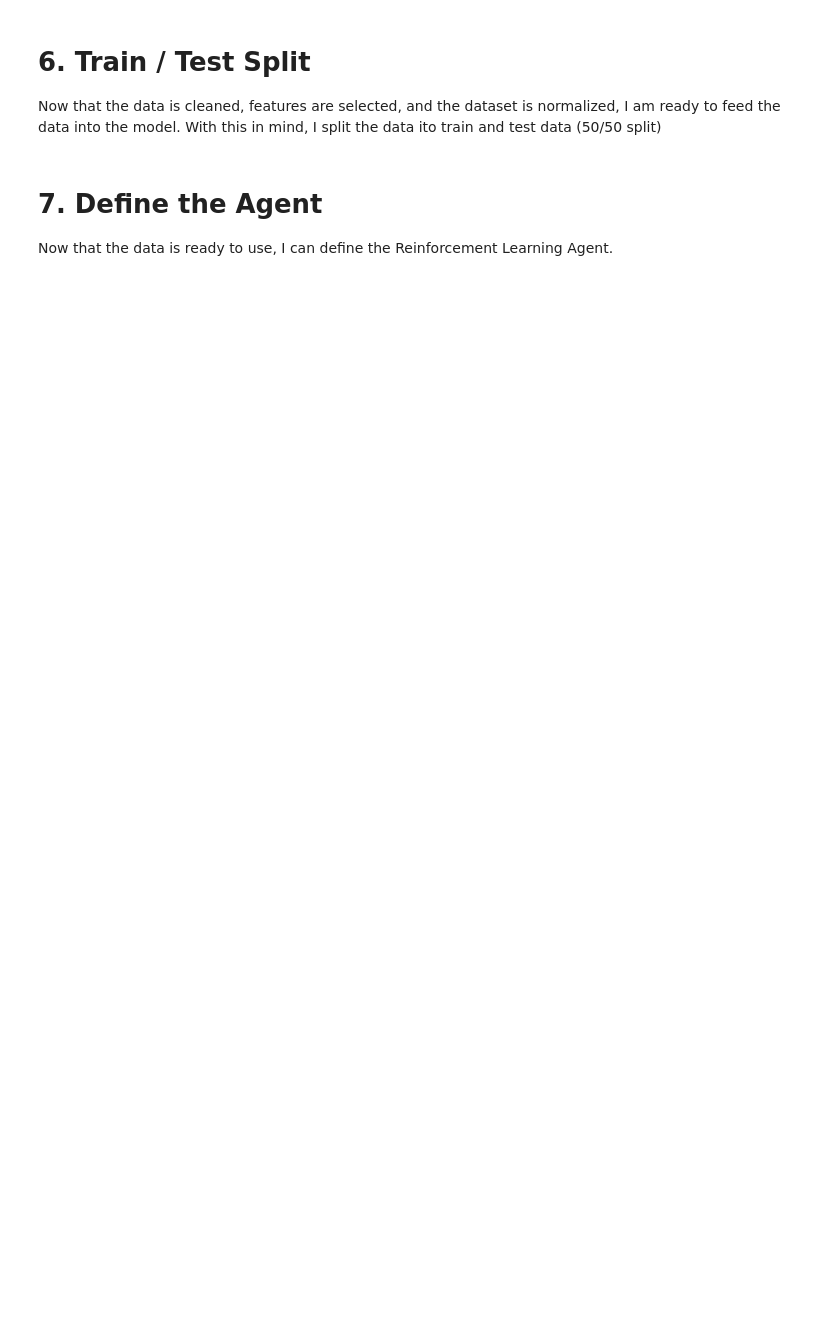
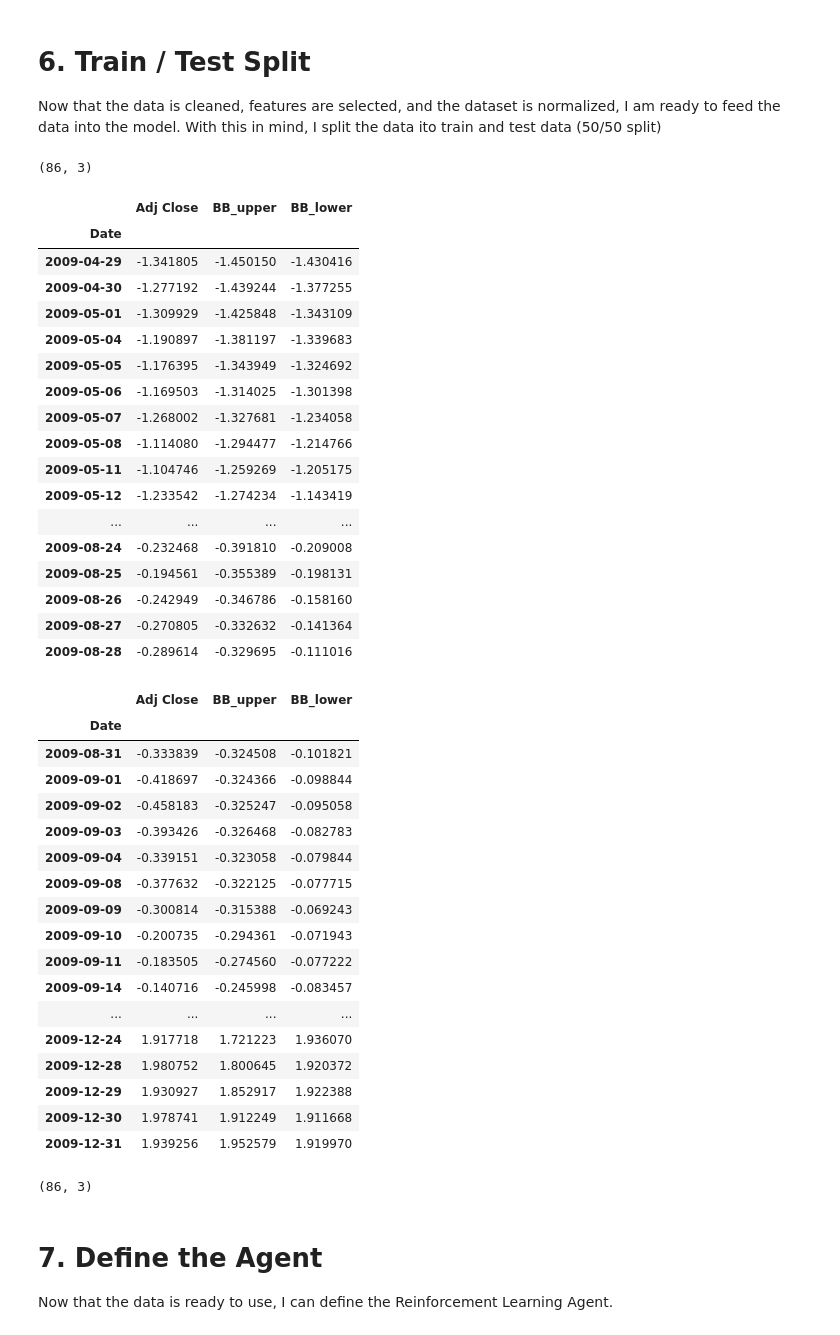
Before and after one commit to waynebar69/rl-dqn-trading-agent, a Jupyter notebook: notebooks/01_project_nb.ipynb, the cells around one changed output. Cells and saved outputs as stored; diff of their text form; code cells hidden in the pictures; blank space fills up the shorter version.

```diff
--- a/notebooks/01_project_nb.ipynb
+++ b/notebooks/01_project_nb.ipynb
@@ -184,20 +220,70 @@ for col in dataset.columns:
 Now that the data is cleaned, features are selected, and the dataset is normalized, I am ready to feed the data into the model. With this in mind, I split the data ito train and test data (50/50 split)
 # %%
 # split dataset df into train (50%) and test (50%) datasets
+PCT_DATA_SPLIT = 0.5
 
-train_df =  # define training dtaframe under this variable name
-test_df =  # define testing dtaframe under this variable name
+unique_dates = data.index.unique()
+split_date = unique_dates[int(PCT_DATA_SPLIT * len(unique_dates))]
+
+train_df =  normed_dataset.loc[normed_dataset.index < split_date]
+test_df =  normed_dataset.loc[normed_dataset.index >= split_date]
+# %% [output]
+(86, 3)
 # %%
 # display train and test dfs (ensure no overlap)
+display_df(train_df)
+display_df(test_df)
+# %% [output]
+|  | Adj Close | BB_upper | BB_lower |
+| Date |  |  |  |
+| 2009-04-29 | -1.341805 | -1.450150 | -1.430416 |
+| 2009-04-30 | -1.277192 | -1.439244 | -1.377255 |
+| 2009-05-01 | -1.309929 | -1.425848 | -1.343109 |
+| 2009-05-04 | -1.190897 | -1.381197 | -1.339683 |
+| 2009-05-05 | -1.176395 | -1.343949 | -1.324692 |
+| 2009-05-06 | -1.169503 | -1.314025 | -1.301398 |
+| 2009-05-07 | -1.268002 | -1.327681 | -1.234058 |
+| 2009-05-08 | -1.114080 | -1.294477 | -1.214766 |
+| 2009-05-11 | -1.104746 | -1.259269 | -1.205175 |
+| 2009-05-12 | -1.233542 | -1.274234 | -1.143419 |
+| ... | ... | ... | ... |
+| 2009-08-24 | -0.232468 | -0.391810 | -0.209008 |
+| 2009-08-25 | -0.194561 | -0.355389 | -0.198131 |
+| 2009-08-26 | -0.242949 | -0.346786 | -0.158160 |
+| 2009-08-27 | -0.270805 | -0.332632 | -0.141364 |
+| 2009-08-28 | -0.289614 | -0.329695 | -0.111016 |
+|  | Adj Close | BB_upper | BB_lower |
+| Date |  |  |  |
+| 2009-08-31 | -0.333839 | -0.324508 | -0.101821 |
+| 2009-09-01 | -0.418697 | -0.324366 | -0.098844 |
+| 2009-09-02 | -0.458183 | -0.325247 | -0.095058 |
+| 2009-09-03 | -0.393426 | -0.326468 | -0.082783 |
+| 2009-09-04 | -0.339151 | -0.323058 | -0.079844 |
+| 2009-09-08 | -0.377632 | -0.322125 | -0.077715 |
+| 2009-09-09 | -0.300814 | -0.315388 | -0.069243 |
+| 2009-09-10 | -0.200735 | -0.294361 | -0.071943 |
+| 2009-09-11 | -0.183505 | -0.274560 | -0.077222 |
+| 2009-09-14 | -0.140716 | -0.245998 | -0.083457 |
+| ... | ... | ... | ... |
+| 2009-12-24 | 1.917718 | 1.721223 | 1.936070 |
+| 2009-12-28 | 1.980752 | 1.800645 | 1.920372 |
+| 2009-12-29 | 1.930927 | 1.852917 | 1.922388 |
+| 2009-12-30 | 1.978741 | 1.912249 | 1.911668 |
+| 2009-12-31 | 1.939256 | 1.952579 | 1.919970 |
 # %%
 # convert train and test dfs to np arrays with dtype=float
-X_train = # define training array under this variable name
-X_test = # define testing array under this variable name
+X_train = train_df.values.astype(float)
+X_test = test_df.values.astype(float)
+
 # print the shape of X_train to remind yourself how many examples and features are in the dataset
+print(X_train.shape)
+
 # track index to remember which feature is which
-idx_close = # numerical idx of close data column in array
-idx_bb_upper = # numerical idx of BB Upper data column in array
-idx_bb_lower = # numerical idx of BB Upper data column in array
+idx_close = 0 # numerical idx of close data column in array
+idx_bb_upper = 1 # numerical idx of BB Upper data column in array
+idx_bb_lower = 2 # numerical idx of BB Upper data column in array
+# %% [output]
+(86, 3)
 # %% [markdown]
 # 7. Define the Agent
 Now that the data is ready to use, I can define the Reinforcement Learning Agent.
```
Also changed, not shown: parts of 5 cells of this notebook.
